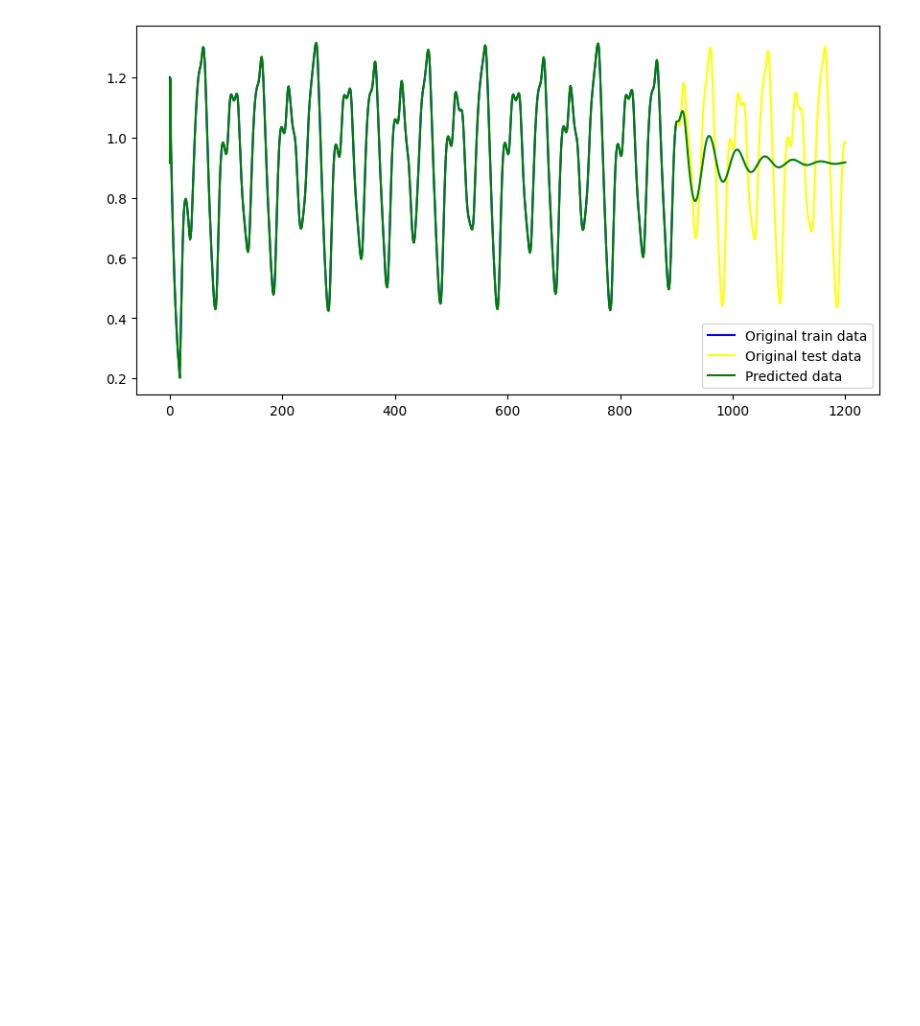
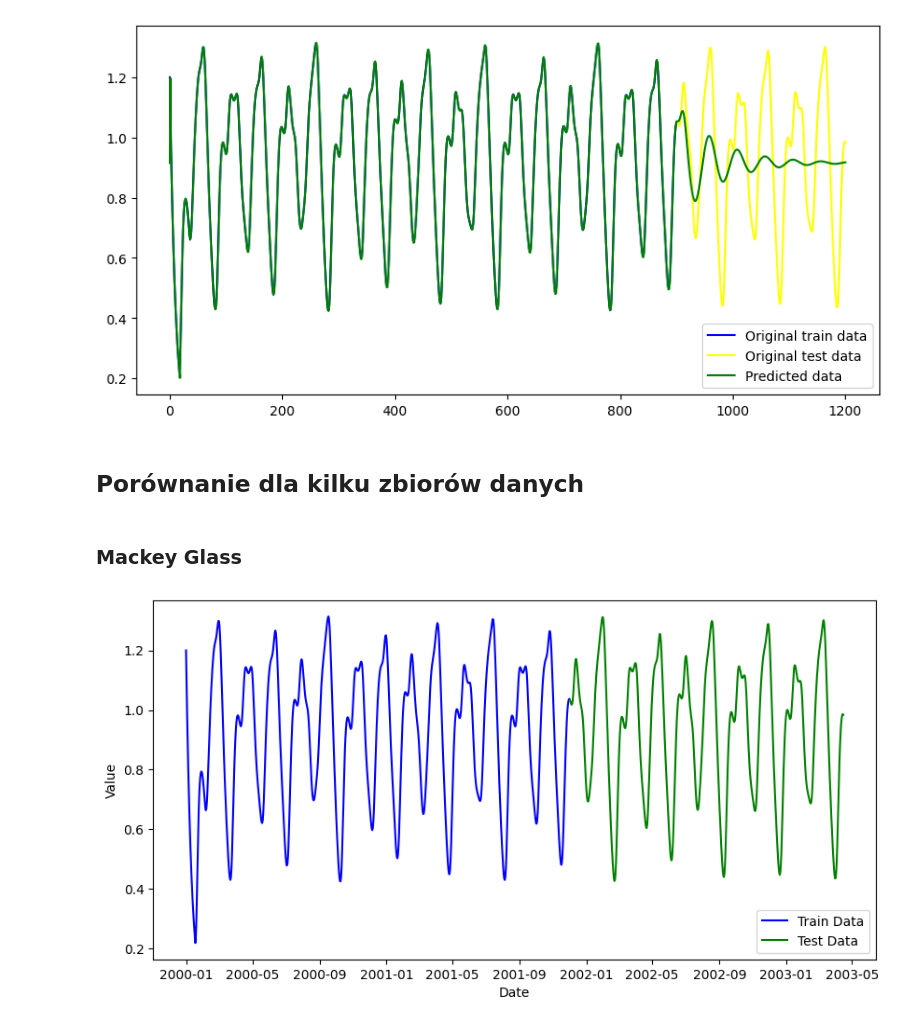
Before and after one commit to czyjtu/time-series-forecasting, a Jupyter notebook: notebooks/arima.ipynb, the cells around one changed output. Saved outputs shown, nothing was run; the diff lists cells and outputs as text; code cells hidden in the pictures; blank space fills up the shorter version.

Commit message:
Analysis for mackey glass in dataset comparision

```diff
--- a/notebooks/arima.ipynb
+++ b/notebooks/arima.ipynb
@@ -227,3 +229,5 @@ Warnings:
 [1] Covariance matrix calculated using the outer product of gradients (complex-step).
 RSME: 0.2069416293958344
 [figure]
+# %% [markdown]
+## Porównanie dla kilku zbiorów danych
@@ -229,0 +236,18 @@ RSME: 0.2069416293958344
+# %% [markdown]
+### Mackey Glass
+# %%
+data = pd.read_csv("../data/mg.dat", sep=" ", index_col=0, names=["y"])
+data["ds"] = pd.date_range(start="01-01-2000", periods=data.shape[0], freq="D")
+# %%
+test_df = data.loc[data.index >= 701].copy()
+train_df =  data.loc[data.index < 701].copy()
+# %%
+plt.figure(figsize=(10, 5))
+plt.plot(train_df.ds, train_df.y, label="Train Data", color='blue')
+plt.plot(test_df.ds, test_df.y, label="Test Data", color='green')
+plt.xlabel('Date')
+plt.ylabel('Value')
+plt.legend()
+plt.show()
+# %% [output]
+[figure, added]
```
Also changed, not shown: parts of 8 cells of this notebook, 1 other file.
